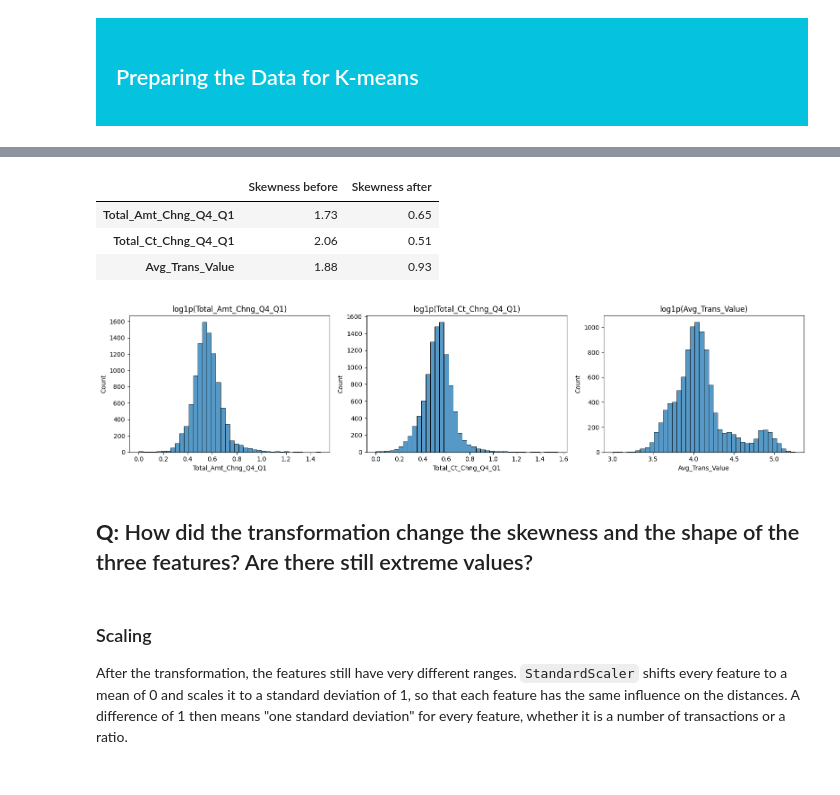
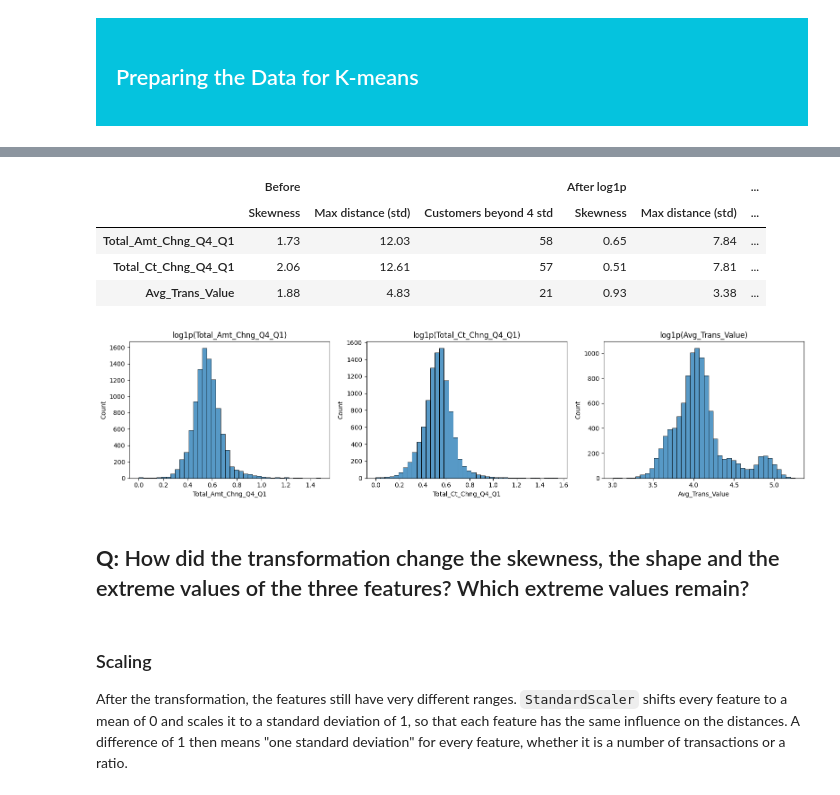
Before and after one commit to d3m1d0s/FoML_projects, a Jupyter notebook: project_1/bankchurners_eda_clustering.ipynb, the cells around one changed output, grey strips where cells are left out. Cells and saved outputs as stored; diff of their text form; code cells hidden in the pictures.

```diff
--- a/project_1/bankchurners_eda_clustering.ipynb
+++ b/project_1/bankchurners_eda_clustering.ipynb
@@ -1199,0 +1198,11 @@ The two Q4/Q1 ratios and `Avg_Trans_Value` have long right tails. In the distanc
+# %%
+def tail_summary(data):
+    z = (data - data.mean()) / data.std()
+    return pd.DataFrame({
+        "Skewness": data.skew(),
+        "Max distance (std)": z.abs().max(),
+        "Customers beyond 4 std": (z.abs() > 4).sum(),
+    }).round(2)
+
+
+display(tail_summary(df[cluster_features]))
@@ -1200,30 +1224,31 @@ The two Q4/Q1 ratios and `Avg_Trans_Value` have long right tails. In the distanc
 # %%
 log_features = ["Total_Amt_Chng_Q4_Q1", "Total_Ct_Chng_Q4_Q1", "Avg_Trans_Value"]
 
 X_raw = df[cluster_features].copy()
 X_raw[log_features] = np.log1p(X_raw[log_features])
 
-display(pd.DataFrame({
-    "Skewness before": df[log_features].skew(),
-    "Skewness after": X_raw[log_features].skew(),
-}).round(2))
+display(pd.concat({
+    "Before": tail_summary(df[log_features]),
+    "After log1p": tail_summary(X_raw[log_features]),
+}, axis=1))
 
 fig, axes = plt.subplots(1, 3, figsize=(16, 4))
 
 for ax, col in zip(axes, log_features):
     sns.histplot(data=X_raw, x=col, bins=40, ax=ax)
     ax.set_title(f"log1p({col})")
 
 plt.tight_layout()
 plt.show()
 # %% [output]
-|  | Skewness before | Skewness after |
-| Total_Amt_Chng_Q4_Q1 | 1.73 | 0.65 |
-| Total_Ct_Chng_Q4_Q1 | 2.06 | 0.51 |
-| Avg_Trans_Value | 1.88 | 0.93 |
+|  | Before |  |  | After log1p |  | ... |
+|  | Skewness | Max distance (std) | Customers beyond 4 std | Skewness | Max distance (std) | ... |
+| Total_Amt_Chng_Q4_Q1 | 1.73 | 12.03 | 58 | 0.65 | 7.84 | ... |
+| Total_Ct_Chng_Q4_Q1 | 2.06 | 12.61 | 57 | 0.51 | 7.81 | ... |
+| Avg_Trans_Value | 1.88 | 4.83 | 21 | 0.93 | 3.38 | ... |
 [figure]
 # %% [markdown]
-**Q:** How did the transformation change the skewness and the shape of the three features? Are there still extreme values?
+**Q:** How did the transformation change the skewness, the shape and the extreme values of the three features? Which extreme values remain?
 -
 # %% [markdown]
 ### Scaling
```
Also changed, not shown: parts of 4 cells of this notebook.
